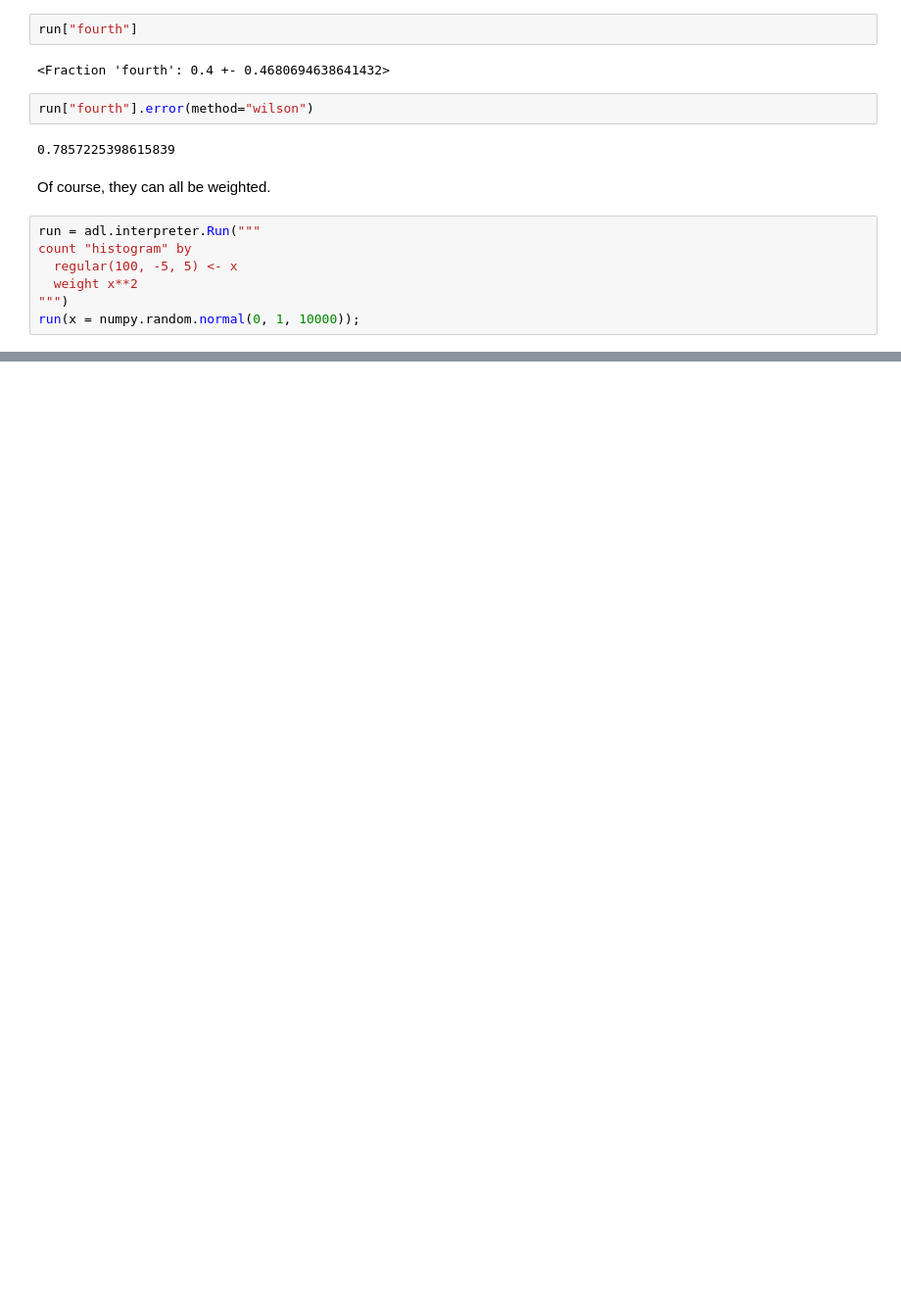
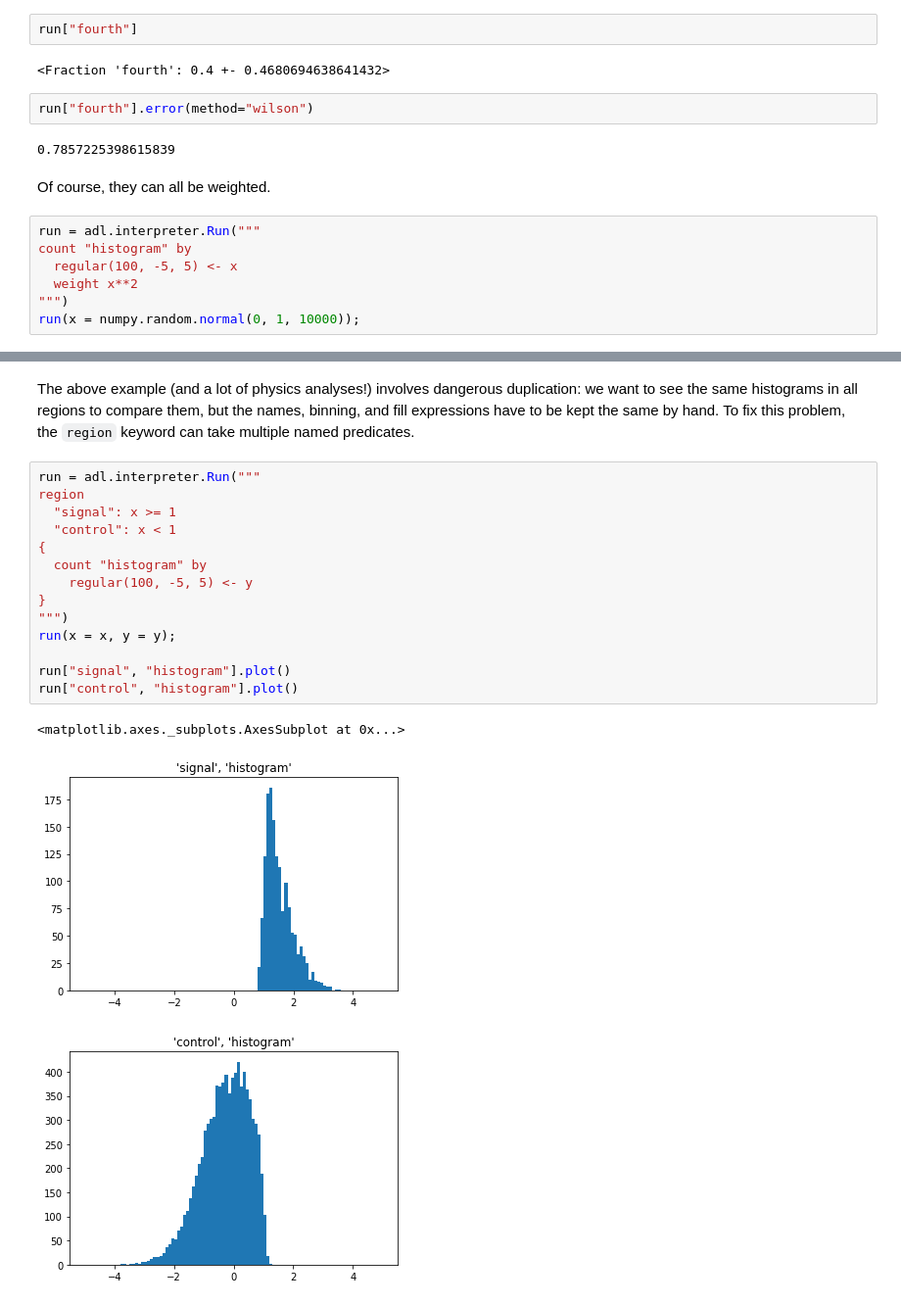
Before and after one commit to jpivarski/analysis-description-language, a Jupyter notebook: binder/demo.ipynb, the cells around one changed output, grey strips where cells are left out. Shown at 98% size. Saved outputs shown, nothing was run; the diff lists cells and outputs as text; blank space fills up the shorter version.

```diff
--- a/binder/demo.ipynb
+++ b/binder/demo.ipynb
@@ -145,0 +173,20 @@ run["histogram"].plot()
+# %% [markdown]
+The above example (and a lot of physics analyses!) involves dangerous duplication: we want to see the same histograms in all regions to compare them, but the names, binning, and fill expressions have to be kept the same by hand. To fix this problem, the `region` keyword can take multiple named predicates.
+# %%
+run = adl.interpreter.Run("""
+region
+  "signal": x >= 1
+  "control": x < 1
+{
+  count "histogram" by
+    regular(100, -5, 5) <- y
+}
+""")
+run(x = x, y = y);
+
+run["signal", "histogram"].plot()
+run["control", "histogram"].plot()
+# %% [output]
+<matplotlib.axes._subplots.AxesSubplot at 0x...>
+[figure, added]
+[figure, added]
```
Also changed, not shown: parts of 9 cells of this notebook, 1 other file.
